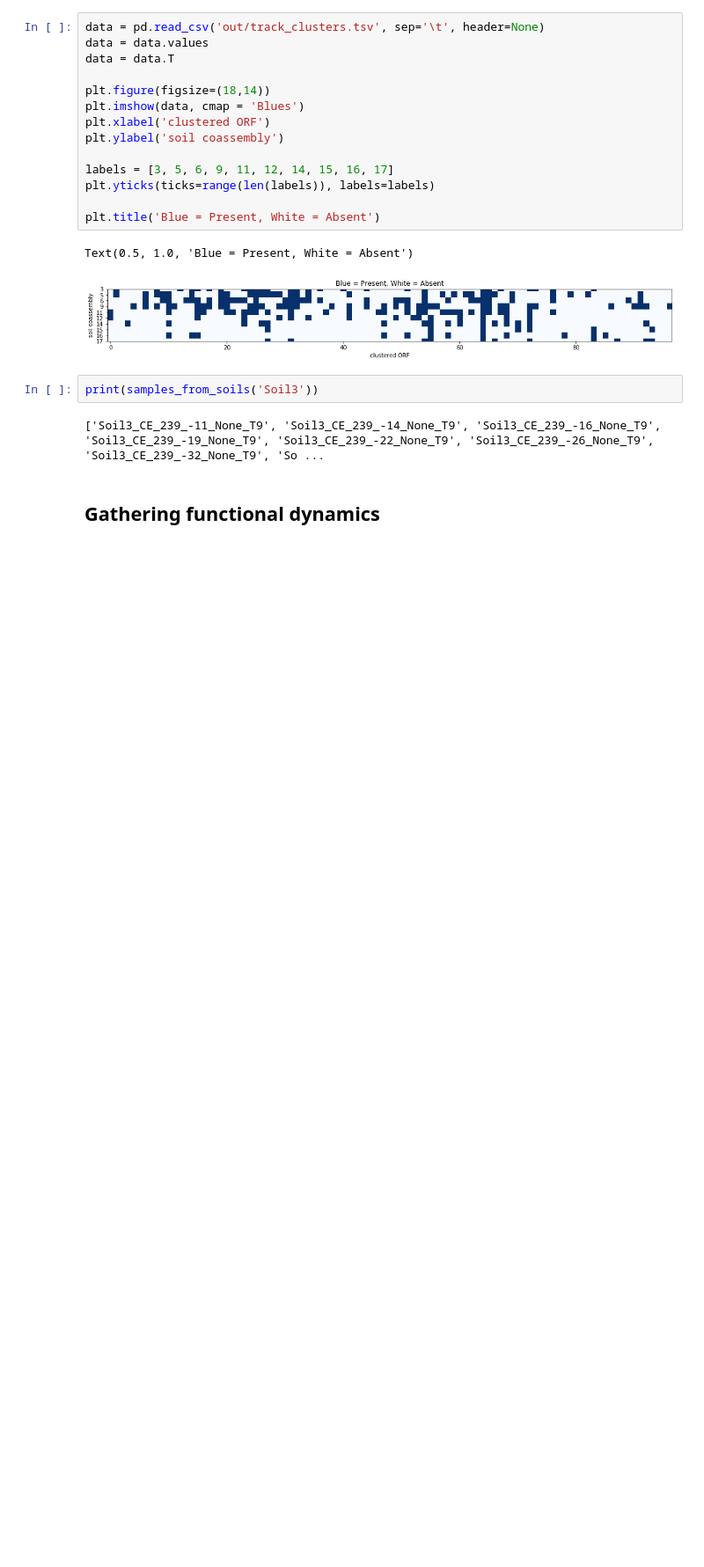
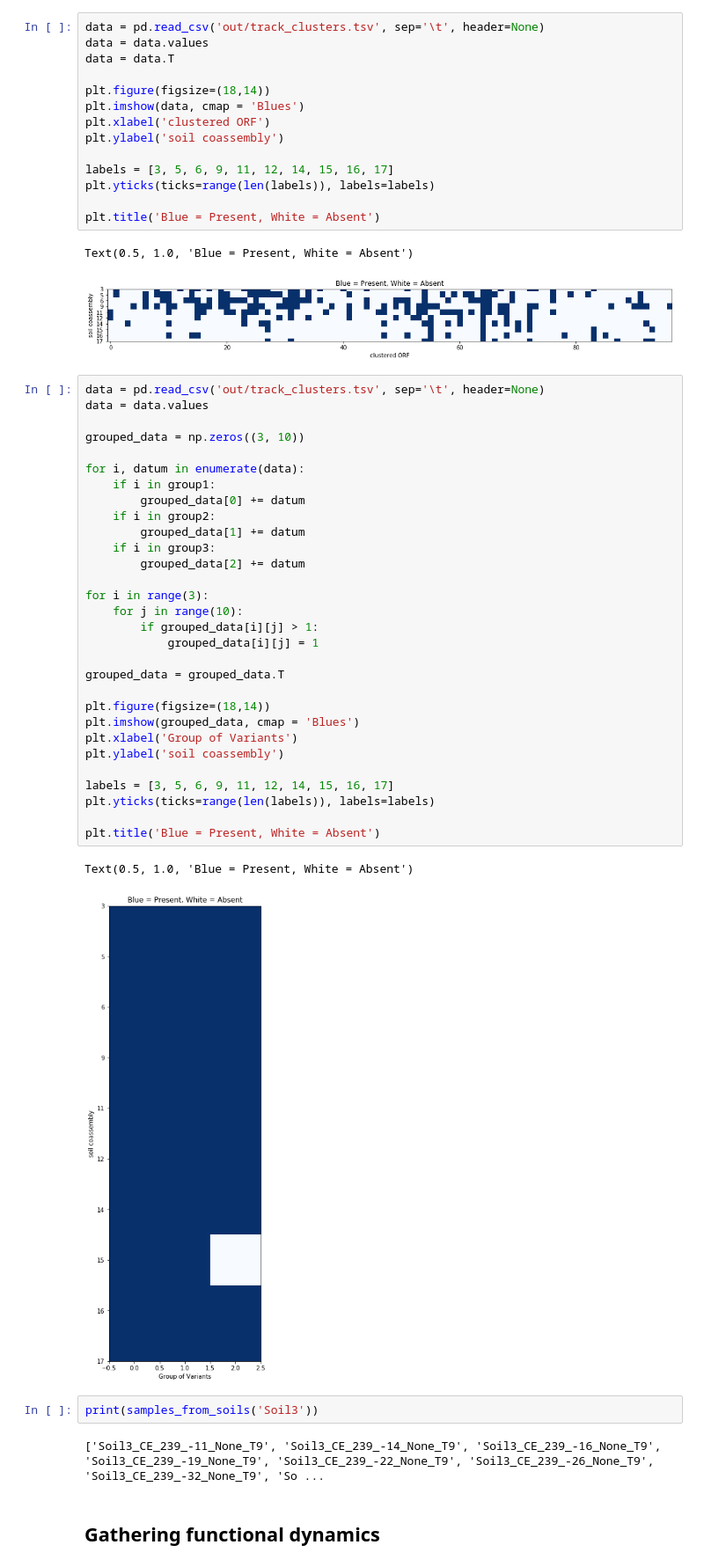
Before and after one commit to AddisonHowe/soil-metagenomics, a Jupyter notebook: organization.ipynb, the cells around one changed output. Shown at 88% size. Drawn from its saved outputs; the diff is of its cells as text; blank space fills up the shorter version.

```diff
--- a/organization.ipynb
+++ b/organization.ipynb
@@ -1054,6 +1068,39 @@ plt.title('Blue = Present, White = Absent')
 # %% [output]
 Text(0.5, 1.0, 'Blue = Present, White = Absent')
 [figure]
+# %%
+data = pd.read_csv('out/track_clusters.tsv', sep='\t', header=None)
+data = data.values
+
+grouped_data = np.zeros((3, 10))
+
+for i, datum in enumerate(data):
+    if i in group1:
+        grouped_data[0] += datum
+    if i in group2:
+        grouped_data[1] += datum
+    if i in group3:
+        grouped_data[2] += datum
+
+for i in range(3):
+    for j in range(10):
+        if grouped_data[i][j] > 1:
+            grouped_data[i][j] = 1
+
+grouped_data = grouped_data.T
+
+plt.figure(figsize=(18,14))
+plt.imshow(grouped_data, cmap = 'Blues')
+plt.xlabel('Group of Variants')
+plt.ylabel('soil coassembly')
+
+labels = [3, 5, 6, 9, 11, 12, 14, 15, 16, 17]
+plt.yticks(ticks=range(len(labels)), labels=labels)
+
+plt.title('Blue = Present, White = Absent')
+# %% [output]
+Text(0.5, 1.0, 'Blue = Present, White = Absent')
+[figure, added]
 # %%
 print(samples_from_soils('Soil3'))
 # %% [output]
```
Also changed, not shown: parts of 14 cells of this notebook, 14 other files.
